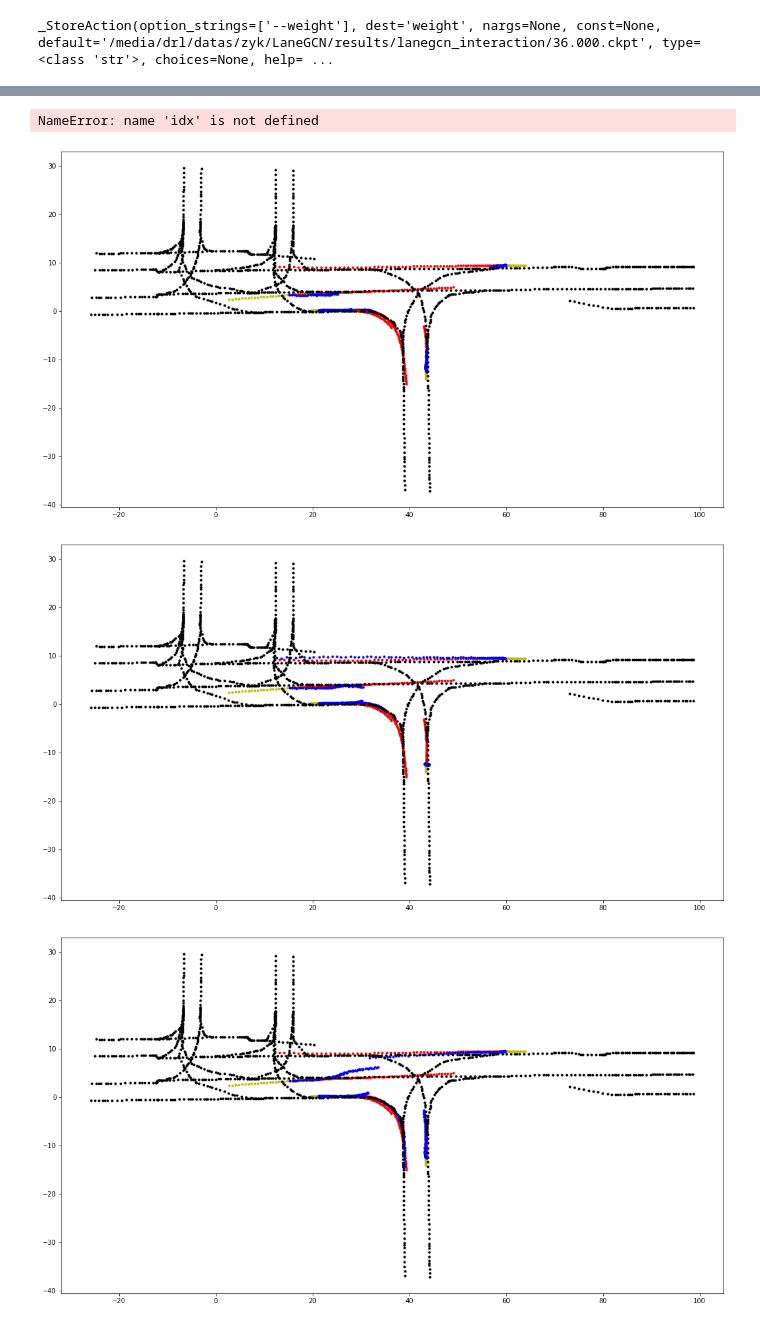
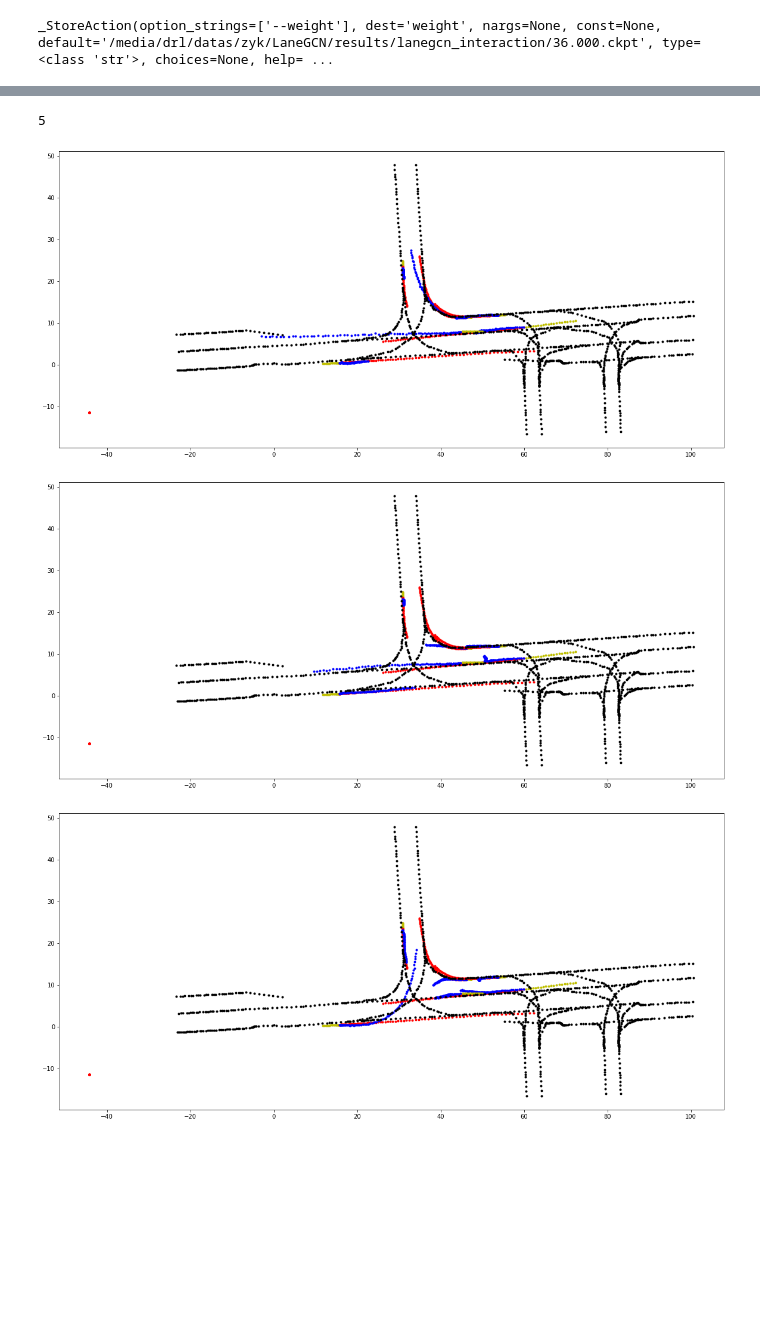
Before and after one commit to YikangZhang1641/modified_LaneGCN, a Jupyter notebook: test_interaction.ipynb, the cells around one changed output, grey strips where cells are left out. Saved outputs shown, nothing was run; the diff lists cells and outputs as text; code cells hidden in the pictures; blank space fills up the shorter version.

```diff
--- a/test_interaction.ipynb
+++ b/test_interaction.ipynb
@@ -64,5 +46,5 @@ config
 # %%
-ckpt_path = "/home/user/Datasets/interpolated/preprocess_results_10s_interp10_thr10_scale7/results/30.000.ckpt"
+ckpt_path = "/home/user/Datasets/interpolated/preprocess_results_10s/lanegcn_10s/50.000.ckpt"
 # ckpt_path = "/media/drl/datas/zyk/LaneGCN/results/lanegcn/17.000.ckpt"
 
 if not os.path.isabs(ckpt_path):
@@ -124,3 +109,39 @@ for ii, data in tqdm(enumerate(data_loader)):
+# %%
+feats = data['feats'][idx]
+
+fake_ctrs = np.array([45, 8, 1])
+tmp_ctrs = torch.cat([data['ctrs'][idx], torch.tensor(fake_ctrs[:2], dtype=torch.float).reshape(1, -1)])
+
+fake_theta = np.pi
+# data['theta'].append(fake_theta)
+
+fake_feat = [[50-(50-fake_ctrs[0])*i/20 , fake_ctrs[1] , 1] for i in range(20)]
+fake_feat = torch.tensor(fake_feat, dtype=torch.float).reshape(1, 20, -1)
+tmp_feats = torch.cat([data['feats'][idx], fake_feat])
+# data['feats'][idx]
+
+tmp_has_preds = torch.cat([data['has_preds'][idx], data['has_preds'][idx][-1].reshape(1, -1)])
+
+fake_rot_ctrs = torch.tensor(fake_ctrs[:2], dtype=torch.float)
+fake_gt_preds = torch.cat([fake_rot_ctrs.reshape(1, -1) for i in range(config['pred_size'])], 0)
+fake_gt_preds = torch.matmul(fake_gt_preds, data['rot'][0]) + data['orig'][idx]
+tmp_gt_preds = torch.cat([data['gt_preds'][idx], fake_gt_preds.reshape(1, -1, 2)])
+
+
+tmp_steps = torch.cat([data['steps'][idx], data['steps'][idx][-1].reshape(1, -1)])
+
+data['has_preds'][idx] = tmp_has_preds
+data['gt_preds'][idx] = tmp_gt_preds
+data['feats'][idx] = tmp_feats
+data['theta'].append(fake_theta)
+data['ctrs'][idx] = tmp_ctrs
+
+with torch.no_grad():
+    data = dict(data)
+
+    output = net(data)
+    results = [x.detach().cpu().numpy() for x in output["reg"]]
+    display = post_process(output, data)
 # %%
 def traj_plot(traj, rot, orig, ax=None, c=""):
 
@@ -139,13 +160,14 @@ def traj_plot(traj, rot, orig, ax=None, c=""):
 
     return centerline
 # %%
-output['cls'][idx]
+data['orig']
+data['idx'][idx]
 # %% [output]
-NameError: name 'idx' is not defined
+5
 # %%
 import numpy as np
 import matplotlib.pyplot as plt
-idx = 6
+idx = 2
 
 
 orig = data['orig'][idx]
@@ -154,33 +176,33 @@ graph = data['graph'][idx]
 
 
 
 
 gt_preds = data['gt_preds'][idx]
 has_preds = data['has_preds'][idx]
 for k in range(6):
     fig, ax = plt.subplots(1,1, figsize=(20,10))
     ax.set_aspect('equal', adjustable='box')
 #     plt.gca().invert_xaxis()
 #     plt.gca().invert_yaxis()
     for a in range(data['gt_preds'][idx].shape[0]):
         mask = has_preds[a]
         gt_pred = gt_preds[a][mask]
 
         hist = data['feats'][idx][a]
         plt.plot(hist[:, 0], hist[:, 1], 'y.')
         traj_plot(gt_pred,  rot, orig, ax, 'r.')
 
         pred_traj = results[idx][a, k, :, :]
         traj_plot(pred_traj, rot, orig, ax, 'b.')
 
 
     ctrs = graph['ctrs']
     ax.plot(ctrs[:, 0], ctrs[:, 1], 'k.')
 
 #     plt.savefig('/home/user/Projects/LaneGCN_modified/results/remote_results/0603_5s/' + str(idx) + '_' + str(k))
 #     plt.savefig('/home/user/Logs/0610/interp+filter10_res30/' + str(idx) + '_' + str(k))
     plt.show()
 # %% [output]
-[figure, old version]
+[figure, new version]
-[figure, old version]
+[figure, new version]
-[figure, old version]
+[figure, new version]
```
Also changed, not shown: parts of 7 cells of this notebook, 1 other file.
